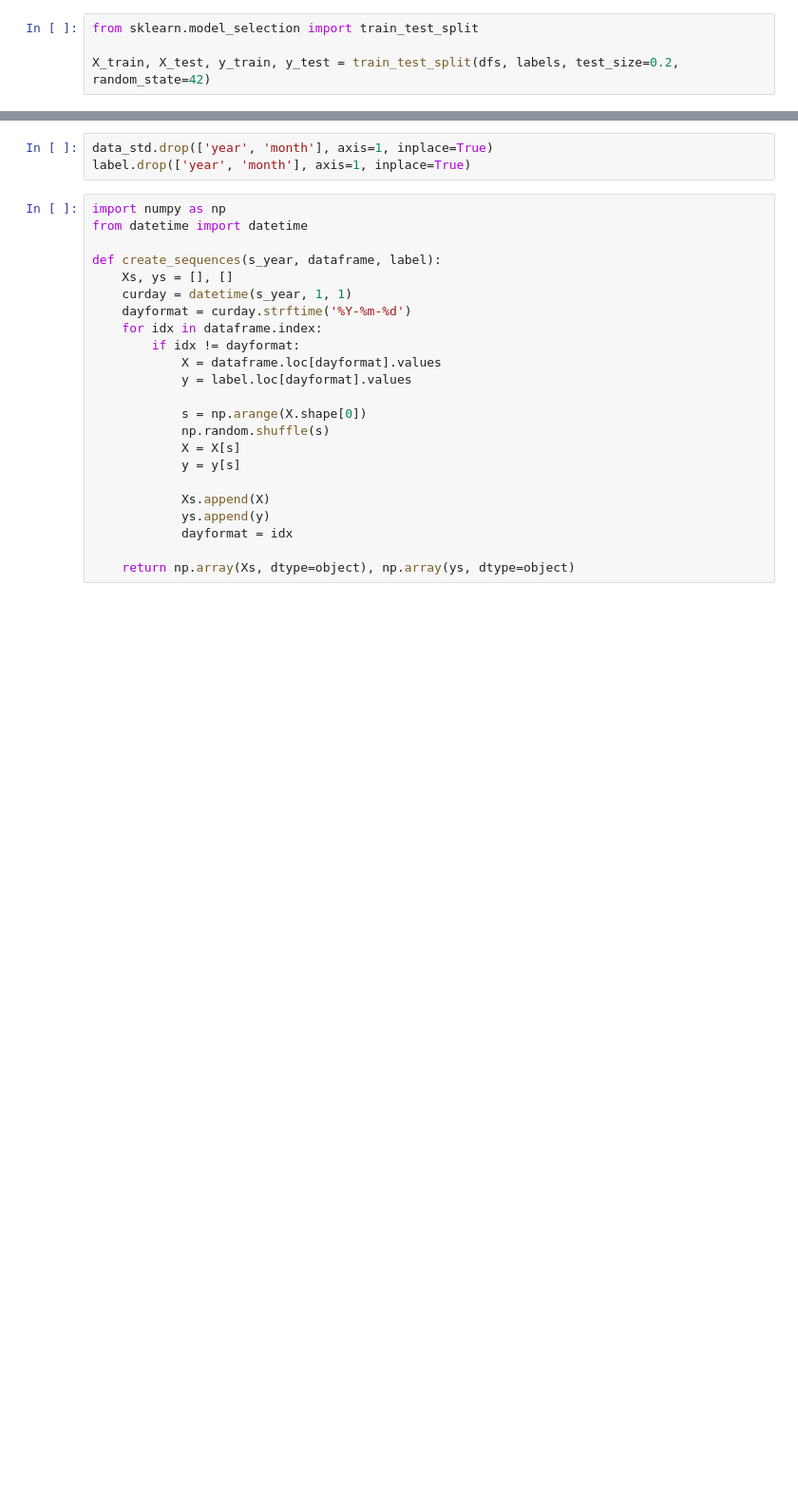
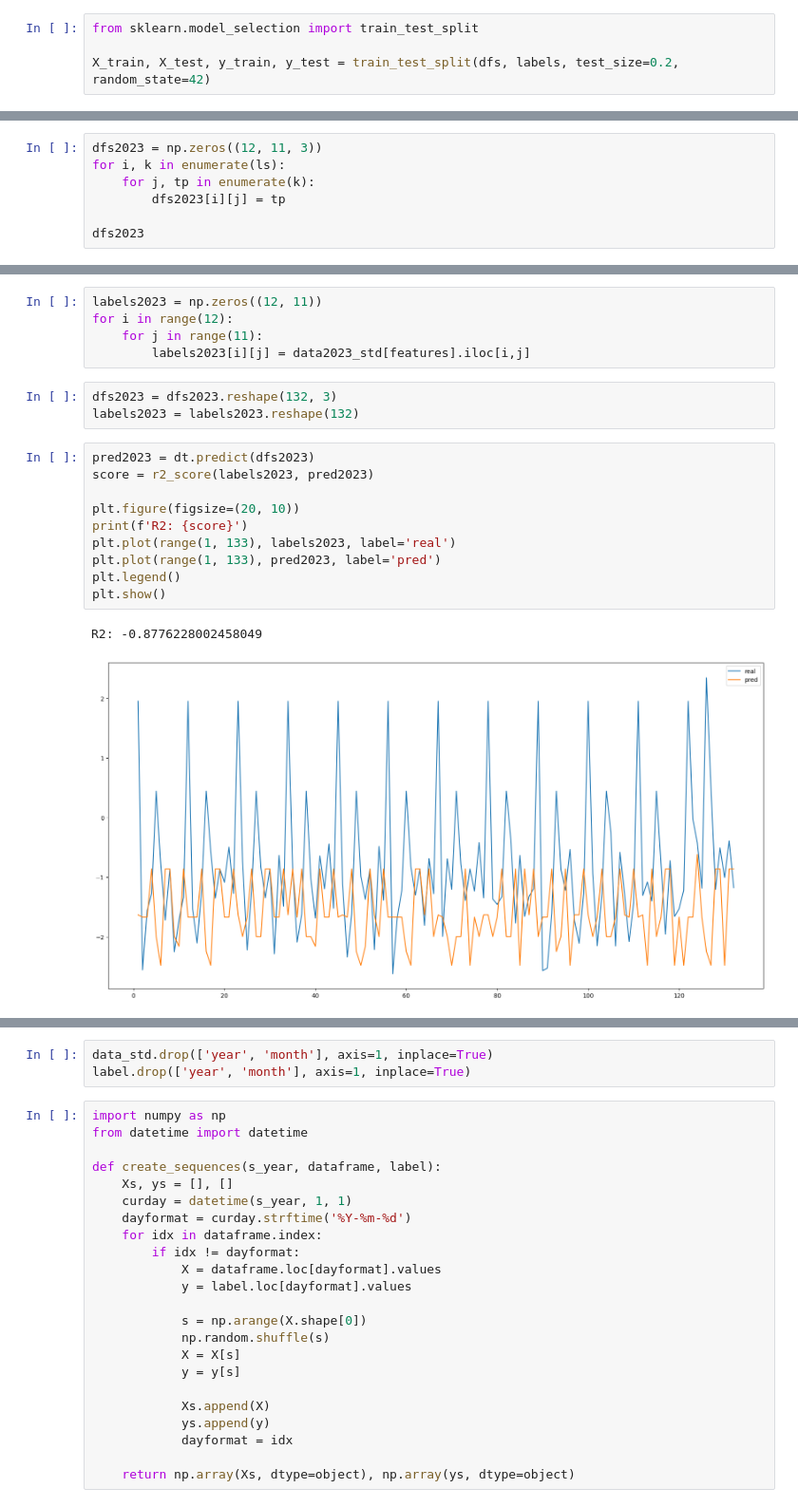
Before and after one commit to CG05/BillboardAnalitics, a Jupyter notebook: coeff.ipynb, the cells around one changed output, grey strips where cells are left out. Shown at 95% size. Drawn from its saved outputs; the diff is of its cells as text; blank space fills up the shorter version.

```diff
--- a/coeff.ipynb
+++ b/coeff.ipynb
@@ -169,0 +257,7 @@ R2: -0.0020207418995461524
+# %%
+dfs2023 = np.zeros((12, 11, 3))
+for i, k in enumerate(ls):
+    for j, tp in enumerate(k):
+        dfs2023[i][j] = tp
+
+dfs2023
@@ -169,0 +298,21 @@ R2: -0.0020207418995461524
+# %%
+labels2023 = np.zeros((12, 11))
+for i in range(12):
+    for j in range(11):
+        labels2023[i][j] = data2023_std[features].iloc[i,j]
+# %%
+dfs2023 = dfs2023.reshape(132, 3)
+labels2023 = labels2023.reshape(132)
+# %%
+pred2023 = dt.predict(dfs2023)
+score = r2_score(labels2023, pred2023)
+
+plt.figure(figsize=(20, 10))
+print(f'R2: {score}')
+plt.plot(range(1, 133), labels2023, label='real')
+plt.plot(range(1, 133), pred2023, label='pred')
+plt.legend()
+plt.show()
+# %% [output]
+R2: -0.8776228002458049
+[figure, added]
```
Also changed, not shown: parts of 26 cells of this notebook.
